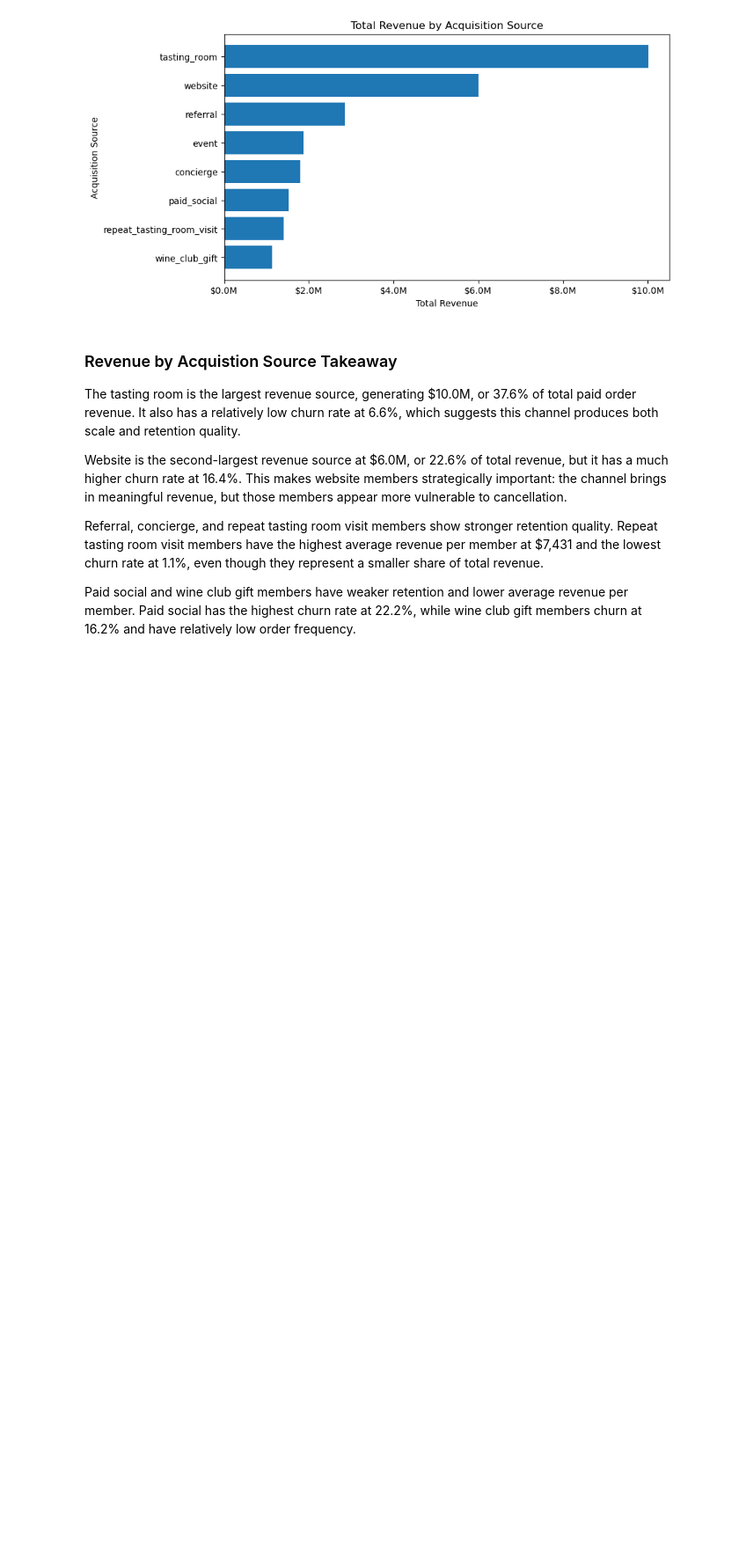
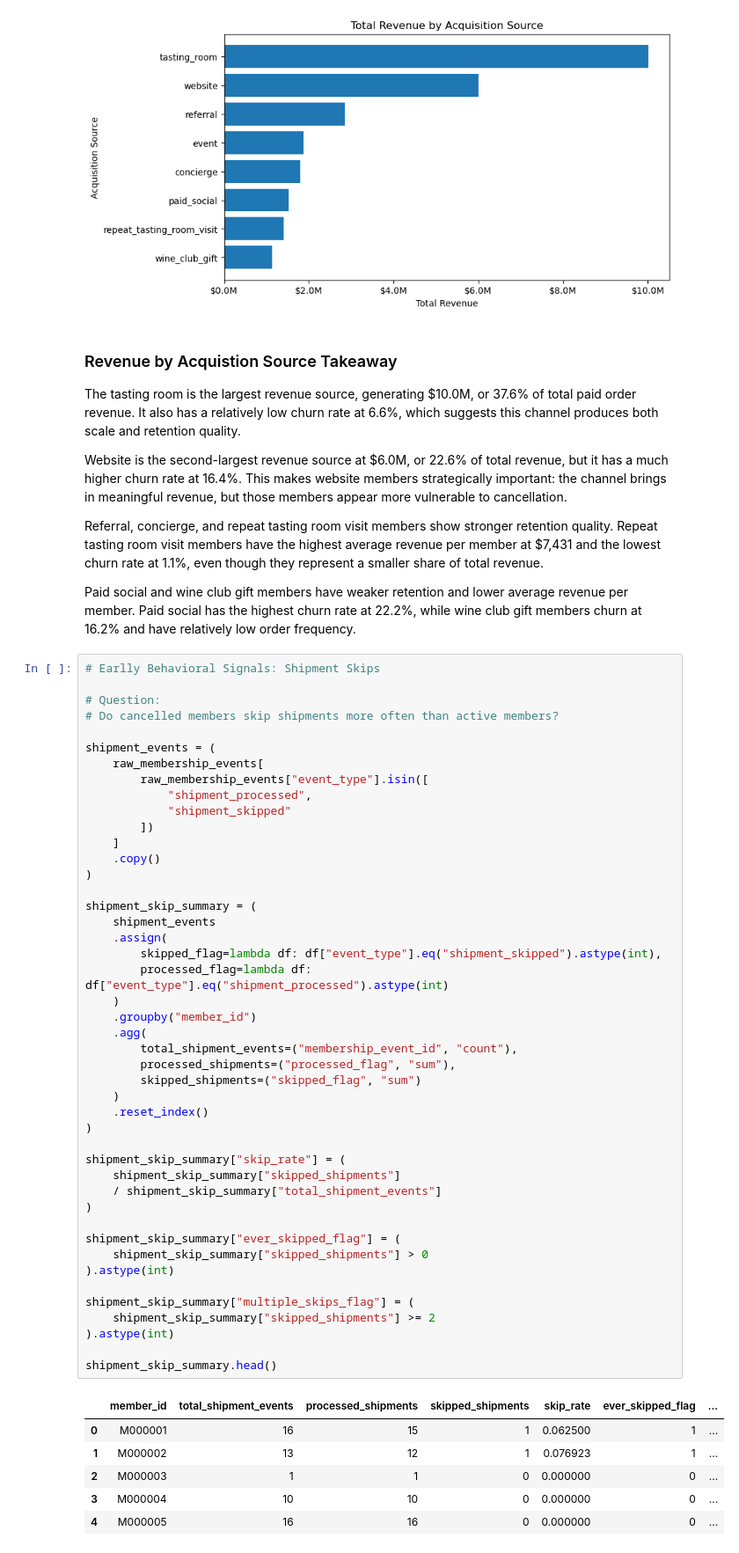
Before and after one commit to eddyk92/Bills-Bills-Bills-Churn-Analysis, a Jupyter notebook: notebooks/02_retention_eda.ipynb, the cells around one changed output. Shown at 88% size. Cells and saved outputs as stored; diff of their text form; blank space fills up the shorter version.

```diff
--- a/notebooks/02_retention_eda.ipynb
+++ b/notebooks/02_retention_eda.ipynb
@@ -1362,3 +1362,55 @@ Website is the second-largest revenue source at $6.0M, or 22.6% of total revenue
 Referral, concierge, and repeat tasting room visit members show stronger retention quality. Repeat tasting room visit members have the highest average revenue per member at $7,431 and the lowest churn rate at 1.1%, even though they represent a smaller share of total revenue.
 
 Paid social and wine club gift members have weaker retention and lower average revenue per member. Paid social has the highest churn rate at 22.2%, while wine club gift members churn at 16.2% and have relatively low order frequency.
+# %%
+# Earlly Behavioral Signals: Shipment Skips
+
+# Question:
+# Do cancelled members skip shipments more often than active members?
+
+shipment_events = (
+    raw_membership_events[
+        raw_membership_events["event_type"].isin([
+            "shipment_processed",
+            "shipment_skipped"
+        ])
+    ]
+    .copy()
+)
+
+shipment_skip_summary = (
+    shipment_events
+    .assign(
+        skipped_flag=lambda df: df["event_type"].eq("shipment_skipped").astype(int),
+        processed_flag=lambda df: df["event_type"].eq("shipment_processed").astype(int)
+    )
+    .groupby("member_id")
+    .agg(
+        total_shipment_events=("membership_event_id", "count"),
+        processed_shipments=("processed_flag", "sum"),
+        skipped_shipments=("skipped_flag", "sum")
+    )
+    .reset_index()
+)
+
+shipment_skip_summary["skip_rate"] = (
+    shipment_skip_summary["skipped_shipments"]
+    / shipment_skip_summary["total_shipment_events"]
+)
+
+shipment_skip_summary["ever_skipped_flag"] = (
+    shipment_skip_summary["skipped_shipments"] > 0
+).astype(int)
+
+shipment_skip_summary["multiple_skips_flag"] = (
+    shipment_skip_summary["skipped_shipments"] >= 2
+).astype(int)
+
+shipment_skip_summary.head()
+# %% [output]
+|  | member_id | total_shipment_events | processed_shipments | skipped_shipments | skip_rate | ever_skipped_flag | ... |
+| 0 | M000001 | 16 | 15 | 1 | 0.062500 | 1 | ... |
+| 1 | M000002 | 13 | 12 | 1 | 0.076923 | 1 | ... |
+| 2 | M000003 | 1 | 1 | 0 | 0.000000 | 0 | ... |
+| 3 | M000004 | 10 | 10 | 0 | 0.000000 | 0 | ... |
+| 4 | M000005 | 16 | 16 | 0 | 0.000000 | 0 | ... |
```
Also changed, not shown: parts of 7 cells of this notebook.
